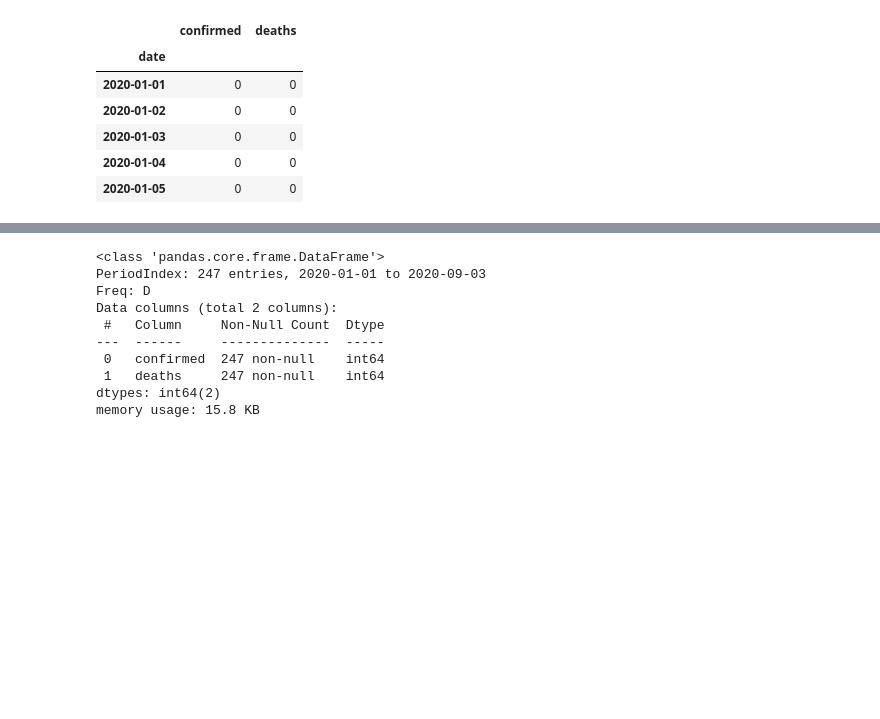
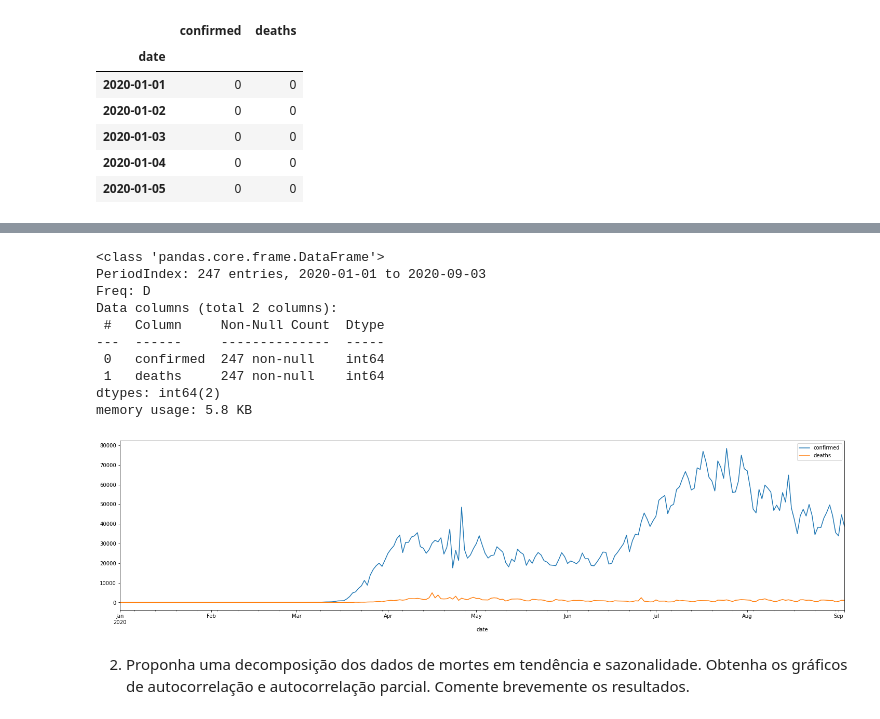
Before and after one commit to guilourenzo/mba-usp, a Jupyter notebook: APRENDIZADO DINÂMICO/PROJETO FINAL/GuilhermeLourenco_FINAL.ipynb, the cells around one changed output, grey strips where cells are left out. Cells and saved outputs as stored; diff of their text form; code cells hidden in the pictures; blank space fills up the shorter version.

```diff
--- a/APRENDIZADO DINÂMICO/PROJETO FINAL/GuilhermeLourenco_FINAL.ipynb
+++ b/APRENDIZADO DINÂMICO/PROJETO FINAL/GuilhermeLourenco_FINAL.ipynb
@@ -8,10 +8,15 @@ import pandas as pd
 import matplotlib.pyplot as plt
 import numpy as np
 
+plt.rcParams['figure.figsize'] = [25,6]
+plt.rc('font', size=14) # Altera o tamanho da fonte
+
 %matplotlib inline
 # %%
 covid = pd.read_csv('covid19USA.csv', index_col='date', parse_dates=True)
 covid.index = covid.index.to_period("D")
+covid = covid.sort_values(by=['date'])
+
 covid.head()
 # %% [output]
 |  | confirmed | deaths |
@@ -37,4 +45,12 @@ Data columns (total 2 columns):
  0   confirmed  247 non-null    int64
  1   deaths     247 non-null    int64
 dtypes: int64(2)
-memory usage: 15.8 KB
+memory usage: 5.8 KB
+# %%
+covid.plot(figsize=(25,6));
+# %% [output]
+[figure, added]
+# %% [markdown]
+2. Proponha uma decomposição dos dados de mortes em tendência e sazonalidade.
+Obtenha os gráficos de autocorrelação e autocorrelação parcial. Comente
+brevemente os resultados.
```
Also changed, not shown: parts of 18 cells of this notebook, 3 other files.
